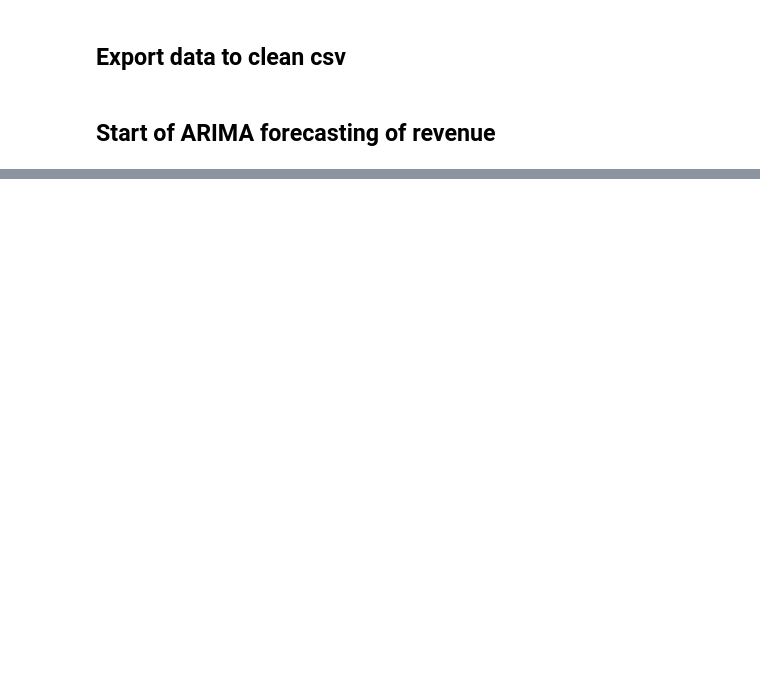
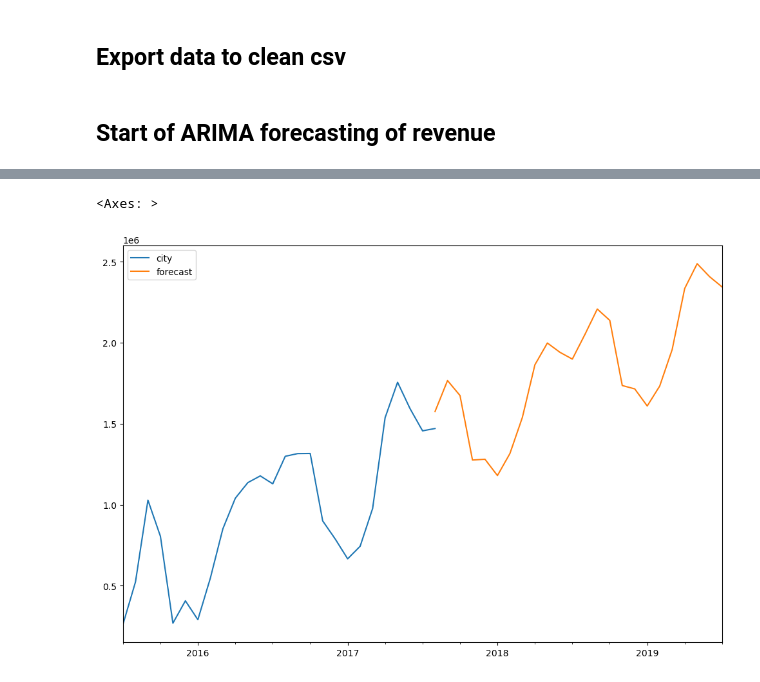
Before and after one commit to jbrunsell/Fintech-Project-1, a Jupyter notebook: data_clean_explore(Jett).ipynb, the cells around one changed output, grey strips where cells are left out. Cells and saved outputs as stored; diff of their text form; code cells hidden in the pictures; blank space fills up the shorter version.

```diff
--- a/data_clean_explore(Jett).ipynb
+++ b/data_clean_explore(Jett).ipynb
@@ -127,0 +200,17 @@ future_revenue[['city', 'forecast']].plot(figsize=(12, 8))
+# %%
+#rolling revenue into monthly https://stackoverflow.com/questions/24082784/pandas-dataframe-groupby-datetime-month
+revenue=pd.DataFrame(revenue_data['city'].groupby(pd.Grouper(freq='M')).sum())
+#utilizing ARIMA to forecast forward https://www.nbshare.io/notebook/136553745/Time-Series-Analysis-Using-ARIMA-From-StatsModels/
+import statsmodels.api as sm
+
+model=sm.tsa.statespace.SARIMAX(revenue,order=(1, 1, 0),seasonal_order=(1,1,1,12))
+results=model.fit()
+future_dates=[revenue.index[-1]+ pd.tseries.offsets.DateOffset(months=x)for x in range(0,24)]
+future_datest_df=pd.DataFrame(index=future_dates[1:],columns=revenue.columns)
+future_datest_df.tail()
+future_revenue=pd.concat([revenue,future_datest_df])
+future_revenue['forecast'] = results.predict(start = 25, end = 25+24, dynamic= True)
+future_revenue[['city', 'forecast']].plot(figsize=(12, 8))
+# %% [output]
+<Axes: >
+[figure, added]
```
Also changed, not shown: parts of 22 cells of this notebook.
